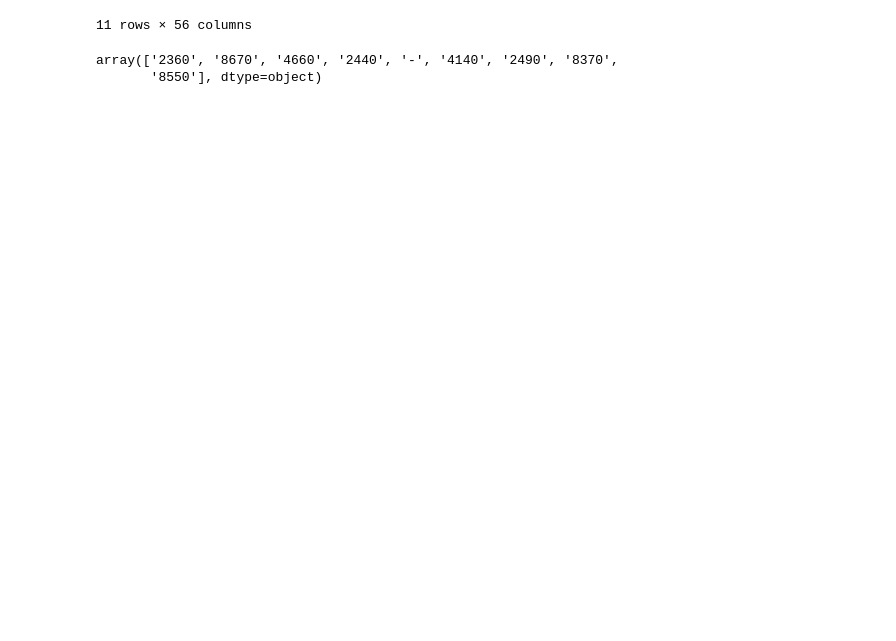
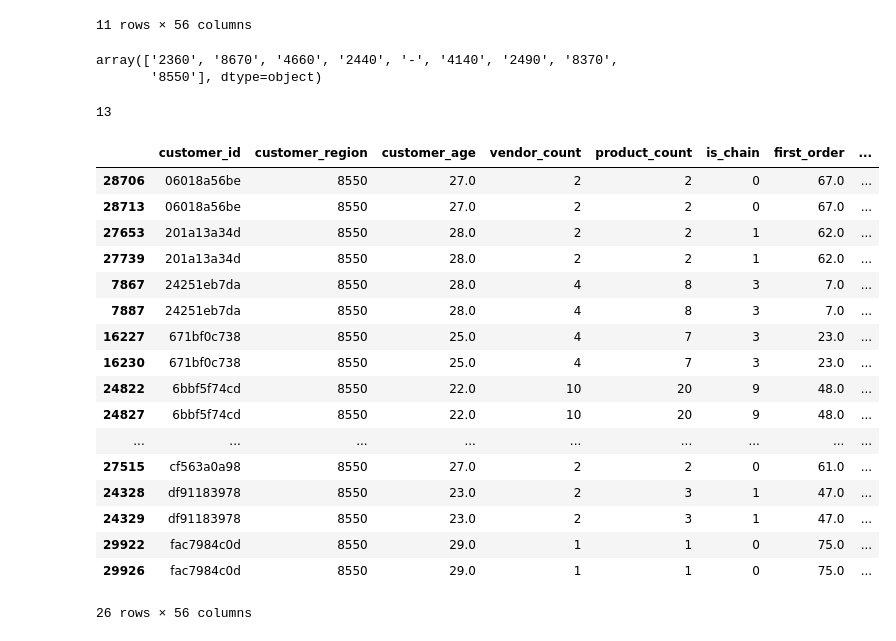
Before and after one commit to MiguelMangerona/Data-Mining-Project, a Jupyter notebook: DM2425_Part1_56.ipynb, the cells around one changed output. Drawn from its saved outputs; the diff is of its cells as text; code cells hidden in the pictures; blank space fills up the shorter version.

```diff
--- a/DM2425_Part1_56.ipynb
+++ b/DM2425_Part1_56.ipynb
@@ -94,3 +103,30 @@ df['customer_region'].unique()
 # %% [output]
 array(['2360', '8670', '4660', '2440', '-', '4140', '2490', '8370',
        '8550'], dtype=object)
+# %%
+print(df['customer_id'].duplicated().sum())
+#há 13 repetidos
+# %% [output]
+13
+# %%
+pd.concat(identifier for _, identifier in df.groupby('customer_id') if len(identifier) > 1)
+#isto são os que tão repetidos
+# %% [output]
+|  | customer_id | customer_region | customer_age | vendor_count | product_count | is_chain | first_order | ... |
+| 28706 | 06018a56be | 8550 | 27.0 | 2 | 2 | 0 | 67.0 | ... |
+| 28713 | 06018a56be | 8550 | 27.0 | 2 | 2 | 0 | 67.0 | ... |
+| 27653 | 201a13a34d | 8550 | 28.0 | 2 | 2 | 1 | 62.0 | ... |
+| 27739 | 201a13a34d | 8550 | 28.0 | 2 | 2 | 1 | 62.0 | ... |
+| 7867 | 24251eb7da | 8550 | 28.0 | 4 | 8 | 3 | 7.0 | ... |
+| 7887 | 24251eb7da | 8550 | 28.0 | 4 | 8 | 3 | 7.0 | ... |
+| 16227 | 671bf0c738 | 8550 | 25.0 | 4 | 7 | 3 | 23.0 | ... |
+| 16230 | 671bf0c738 | 8550 | 25.0 | 4 | 7 | 3 | 23.0 | ... |
+| 24822 | 6bbf5f74cd | 8550 | 22.0 | 10 | 20 | 9 | 48.0 | ... |
+| 24827 | 6bbf5f74cd | 8550 | 22.0 | 10 | 20 | 9 | 48.0 | ... |
+| ... | ... | ... | ... | ... | ... | ... | ... | ... |
+| 27515 | cf563a0a98 | 8550 | 27.0 | 2 | 2 | 0 | 61.0 | ... |
+| 24328 | df91183978 | 8550 | 23.0 | 2 | 3 | 1 | 47.0 | ... |
+| 24329 | df91183978 | 8550 | 23.0 | 2 | 3 | 1 | 47.0 | ... |
+| 29922 | fac7984c0d | 8550 | 29.0 | 1 | 1 | 0 | 75.0 | ... |
+| 29926 | fac7984c0d | 8550 | 29.0 | 1 | 1 | 0 | 75.0 | ... |
+26 rows × 56 columns
```
Also changed, not shown: parts of 6 cells of this notebook.
